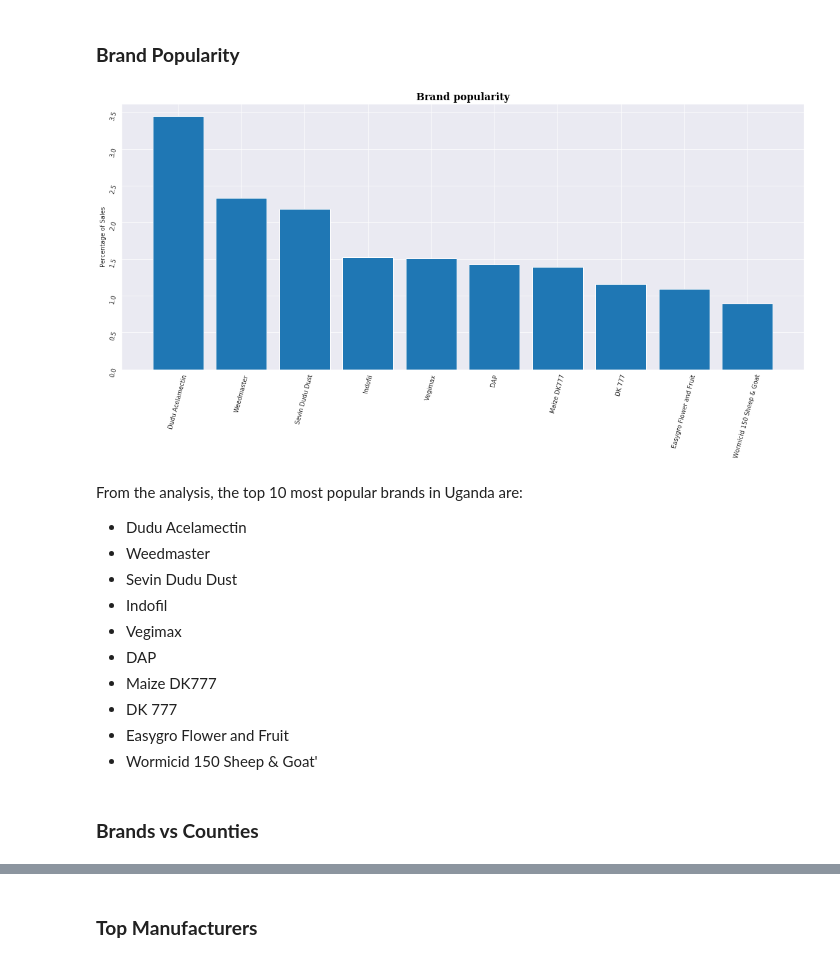
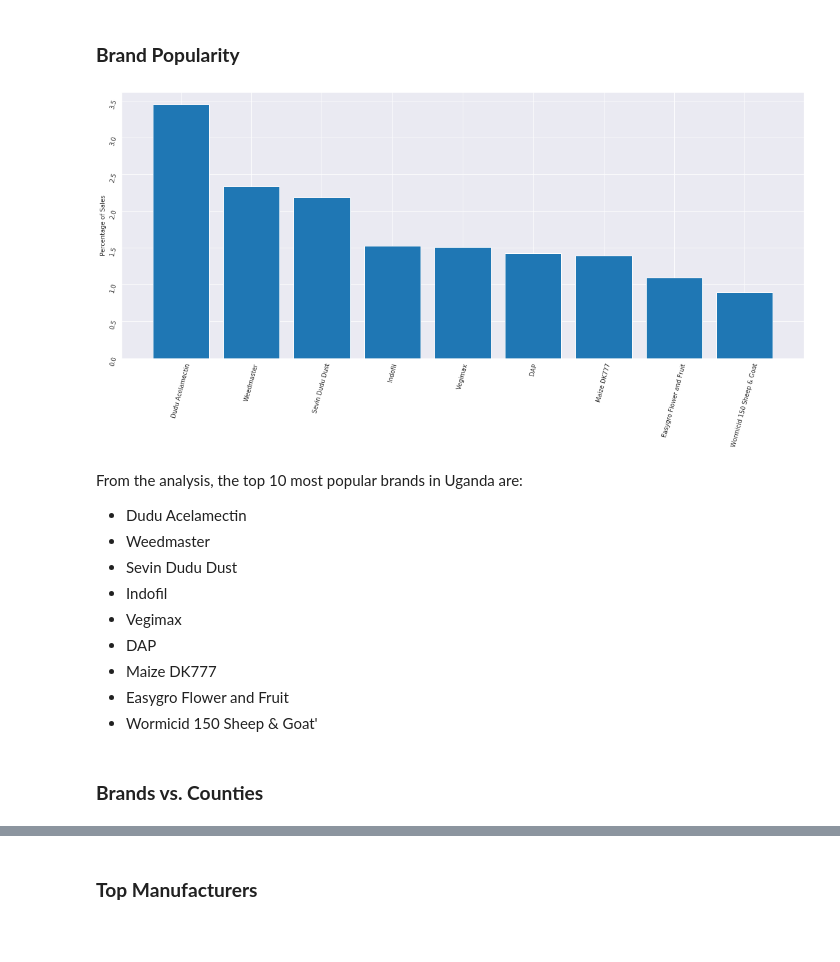
Before and after one commit to natbernard/Sale-Transactions-Analysis, a Jupyter notebook: uganda_transaction_analysis.ipynb, the cells around one changed output, grey strips where cells are left out. Cells and saved outputs as stored; diff of their text form; code cells hidden in the pictures; blank space fills up the shorter version.

```diff
--- a/uganda_transaction_analysis.ipynb
+++ b/uganda_transaction_analysis.ipynb
@@ -36,19 +36,20 @@ array(['Seeds', 'Agrochemicals', 'Veterinary Products', 'Fertilizers',
 # %%
 # brand popularity
 counts = df['product_name'].value_counts()
 percentages = (counts/counts.sum()) *100
 prod_pop_df = pd.DataFrame({
               'Counts': counts,
               'Percentages': percentages})
 top_10_prod = prod_pop_df.sort_values(by='Percentages', ascending=False)[:10]
+top_10_prod.drop('DK 777', inplace=True)
 
-_=plt.bar(top_10_prod.index, top_10_prod['Percentages'], )
-_=plt.title('Brand popularity', fontweight='bold', fontsize=16, color='black', fontfamily='serif')
+_=plt.bar(top_10_prod.index, top_10_prod['Percentages'])
+# _=plt.title('Brand popularity', fontweight='bold', fontsize=16, color='black', fontfamily='serif')
 _=plt.ylabel('Percentage of Sales')
 _=plt.tick_params(rotation = 75)
 _=plt.gcf().set_size_inches(20,8)
 # %% [output]
-[figure, old version]
+[figure, new version]
 # %% [markdown]
 From the analysis, the top 10 most popular brands in Uganda are:
 - Dudu Acelamectin
@@ -58,9 +59,8 @@ From the analysis, the top 10 most popular brands in Uganda are:
 - Vegimax
 - DAP
 - Maize DK777
-- DK 777
 - Easygro Flower and Fruit
 - Wormicid 150 Sheep & Goat'
 # %% [markdown]
-### **Brands vs Counties**
+### **Brands vs. Counties**
 # %%
```
Also changed, not shown: parts of 14 cells of this notebook.
